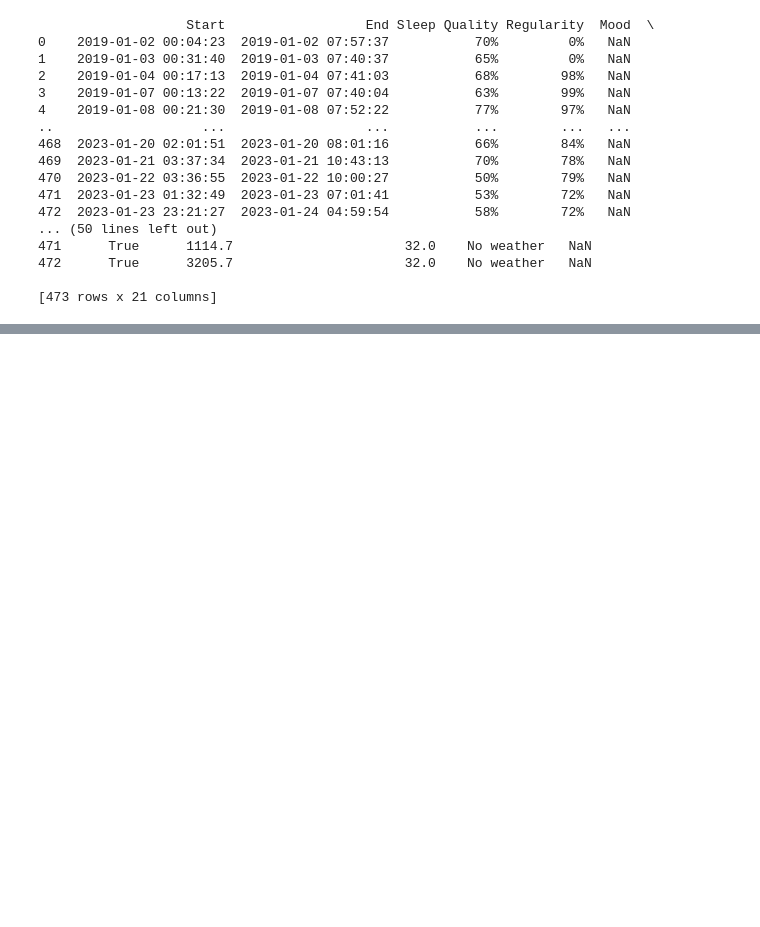
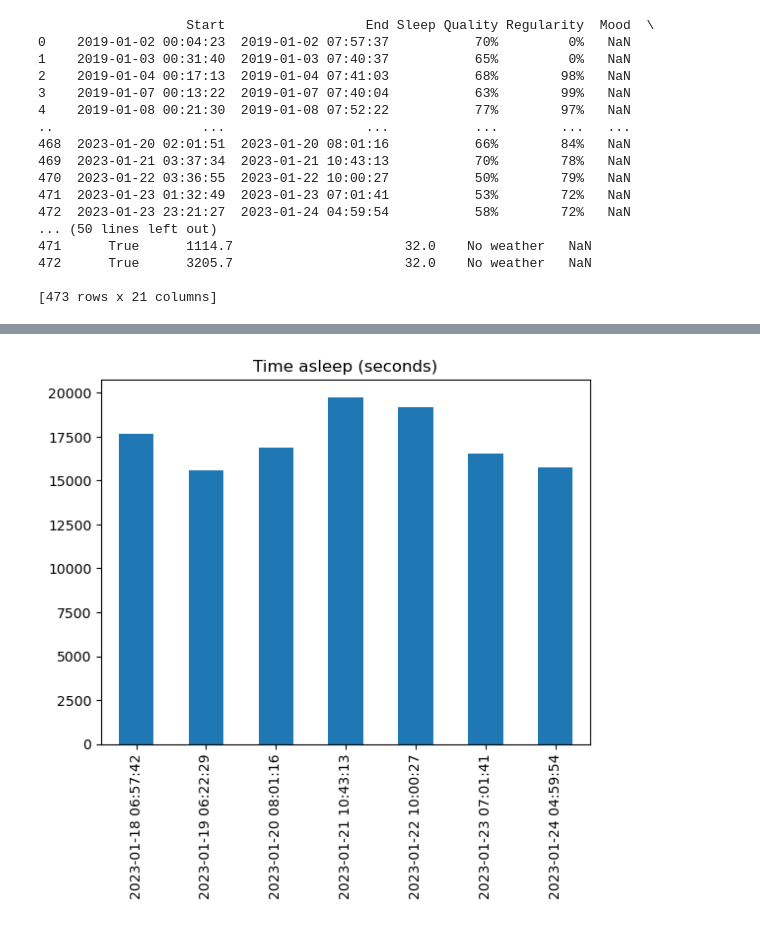
Before and after one commit to aidanjc/Good-Night, a Jupyter notebook: CS125.ipynb, the cells around one changed output, grey strips where cells are left out. Saved outputs shown, nothing was run; the diff lists cells and outputs as text; code cells hidden in the pictures; blank space fills up the shorter version.

```diff
--- a/CS125.ipynb
+++ b/CS125.ipynb
@@ -27,0 +33,9 @@ print(df)
+# %%
+def showHistogram(dataFrame,x_axis_label,y_axis_label):
+    temp = dataFrame
+    dataFrameLength = len(temp)
+    #print(dataFrameLength)
+
+    hist = temp.plot(kind = "bar",x=x_axis_label, y = y_axis_label ,legend = False)
+    hist.set_title(y_axis_label)
+    hist.set_xlabel("")
@@ -37 +94,5 @@ The average of overall Sleep Duration is: 05:43:24
+# %%
+showHistogram(df.iloc[-7:],"End","Time asleep (seconds)")
+# %% [output]
+[figure, added]
 # %%
```
Also changed, not shown: parts of 15 cells of this notebook.
